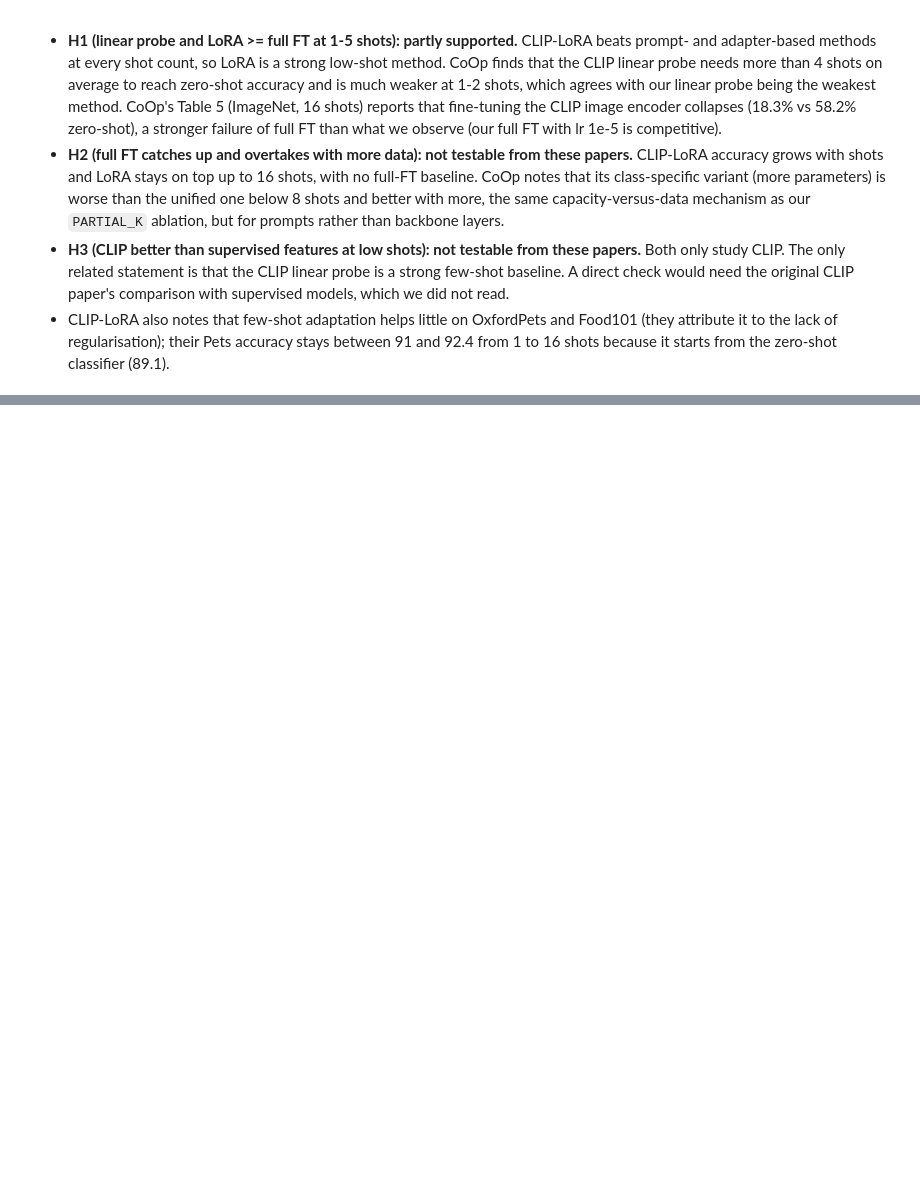
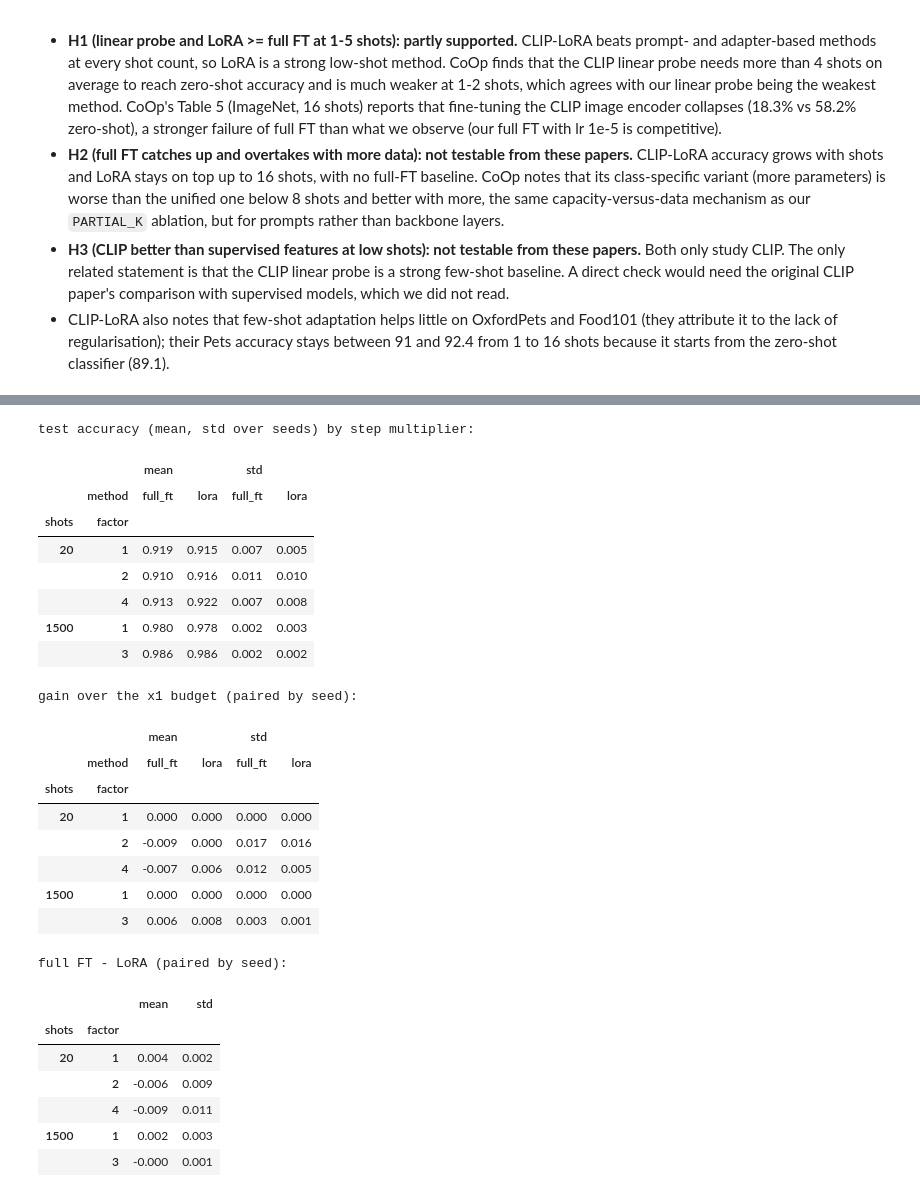
Before and after one commit to capialbino/ml4cv-low-data-finetuning, a Jupyter notebook: low_data_finetuning.ipynb, the cells around one changed output, grey strips where cells are left out. Saved outputs shown, nothing was run; the diff lists cells and outputs as text; code cells hidden in the pictures; blank space fills up the shorter version.

```diff
--- a/low_data_finetuning.ipynb
+++ b/low_data_finetuning.ipynb
@@ -638,0 +1088,48 @@ Only what the two papers report (CLIP-LoRA, arXiv:2405.18541; CoOp, arXiv:2109.0
+# %%
+# Budget-check analysis: accuracy and full FT - LoRA gap as a function of the step multiplier (needs FIN from the scaling analysis cell).
+bud = pd.read_csv(BUDGET_CSV)
+# x1 reference = scaling-study runs of the same seeds and learning rates
+ref = FIN['clip_vitb16'][FIN['clip_vitb16'].shots.isin([s for s, _ in BUDGET_JOBS]) & FIN['clip_vitb16'].method.isin(BUDGET_METHODS)]
+ref = ref.assign(factor=1)[['method', 'shots', 'factor', 'seed', 'lr', 'val_acc', 'test_acc']]
+allb = pd.concat([ref, bud[ref.columns]], ignore_index=True)
+
+acc_b = allb.groupby(['shots', 'factor', 'method']).test_acc.agg(['mean', 'std']).unstack('method').round(3)
+pv = allb.pivot_table(index=['shots', 'factor', 'seed'], columns='method', values='test_acc')
+gap = (pv.full_ft - pv.lora).groupby(['shots', 'factor']).agg(['mean', 'std']).round(3)
+# gain of each longer run over the x1 run of the same method, shots and seed (paired)
+base_ = allb[allb.factor == 1].set_index(['method', 'shots', 'seed']).test_acc
+allb['gain_vs_x1'] = allb.test_acc - allb.set_index(['method', 'shots', 'seed']).index.map(base_)
+gain_b = allb.groupby(['shots', 'factor', 'method']).gain_vs_x1.agg(['mean', 'std']).unstack('method').round(3)
+print('test accuracy (mean, std over seeds) by step multiplier:')
+display(acc_b)
+print('gain over the x1 budget (paired by seed):')
+display(gain_b)
+print('full FT - LoRA (paired by seed):')
+display(gap)
+# %% [output]
+test accuracy (mean, std over seeds) by step multiplier:
+|  |  | mean |  | std |  |
+|  | method | full_ft | lora | full_ft | lora |
+| shots | factor |  |  |  |  |
+| 20 | 1 | 0.919 | 0.915 | 0.007 | 0.005 |
+|  | 2 | 0.910 | 0.916 | 0.011 | 0.010 |
+|  | 4 | 0.913 | 0.922 | 0.007 | 0.008 |
+| 1500 | 1 | 0.980 | 0.978 | 0.002 | 0.003 |
+|  | 3 | 0.986 | 0.986 | 0.002 | 0.002 |
+gain over the x1 budget (paired by seed):
+|  |  | mean |  | std |  |
+|  | method | full_ft | lora | full_ft | lora |
+| shots | factor |  |  |  |  |
+| 20 | 1 | 0.000 | 0.000 | 0.000 | 0.000 |
+|  | 2 | -0.009 | 0.000 | 0.017 | 0.016 |
+|  | 4 | -0.007 | 0.006 | 0.012 | 0.005 |
+| 1500 | 1 | 0.000 | 0.000 | 0.000 | 0.000 |
+|  | 3 | 0.006 | 0.008 | 0.003 | 0.001 |
+full FT - LoRA (paired by seed):
+|  |  | mean | std |
+| shots | factor |  |  |
+| 20 | 1 | 0.004 | 0.002 |
+|  | 2 | -0.006 | 0.009 |
+|  | 4 | -0.009 | 0.011 |
+| 1500 | 1 | 0.002 | 0.003 |
+|  | 3 | -0.000 | 0.001 |
```
Also changed, not shown: parts of 25 cells of this notebook, 3 other files.
